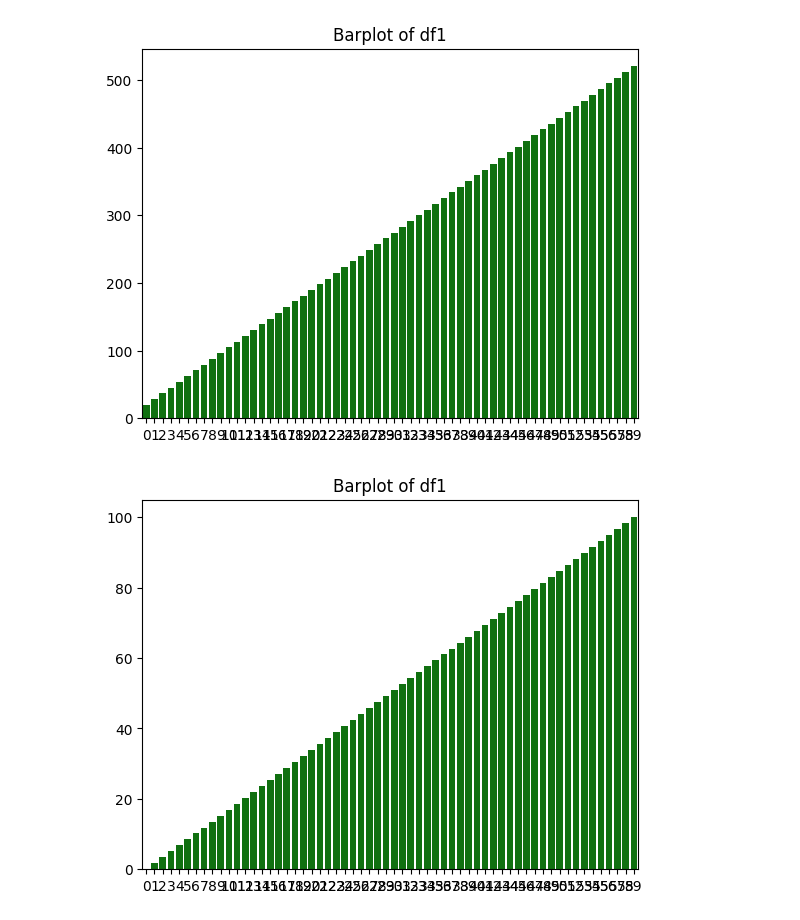
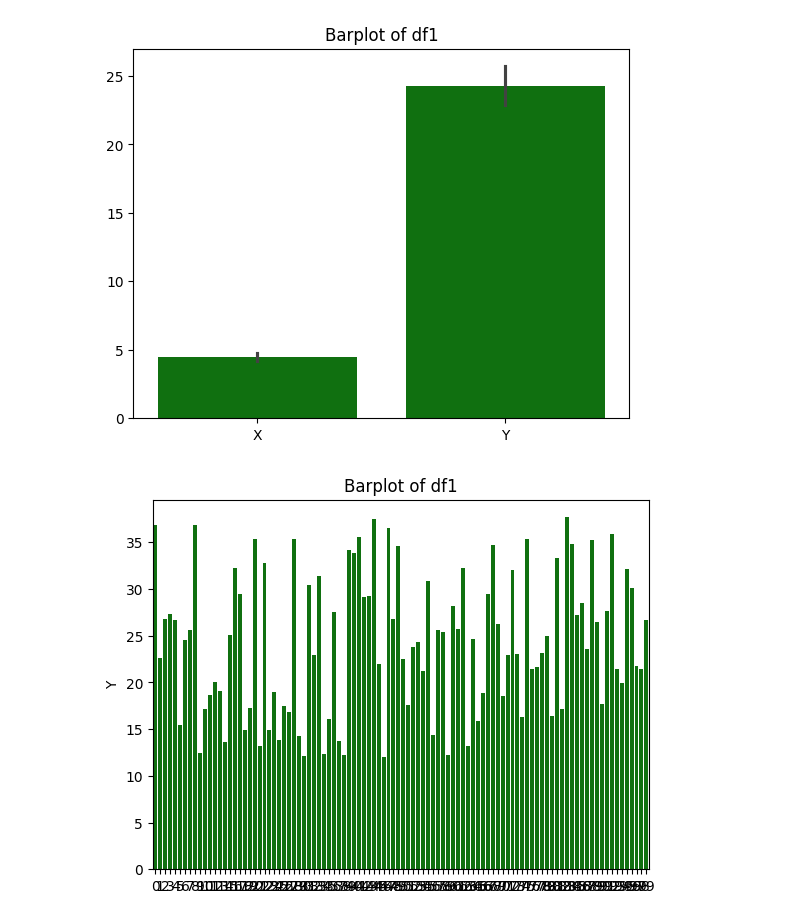
Before and after one commit to bunny-ml/ML_scratch, a Jupyter notebook: linear_regression.ipynb, the cells around one changed output. Saved outputs shown, nothing was run; the diff lists cells and outputs as text; code cells hidden in the pictures.

```diff
--- a/linear_regression.ipynb
+++ b/linear_regression.ipynb
@@ -19,15 +26,15 @@ plt.show()
+# %%
+plt.title("Barplot of df1")
+sns.barplot( df , color="green" )
+plt.show()
+# %% [output]
+[figure, added]
 # %%
 plt.title("Barplot of df1")
-sns.barplot( Y , color="green" )
+sns.barplot( df['Y'] , color="green" )
 plt.show()
 # %% [output]
-[figure, old version]
+[figure, new version]
-# %%
-plt.title("Barplot of df1")
-sns.barplot( X , color="green" )
-plt.show()
-# %% [output]
-[figure, removed]
 # %%
 plt.title("Scatter plot of df1")
 plt.xlabel("X")
```
Also changed, not shown: parts of 19 cells of this notebook.
